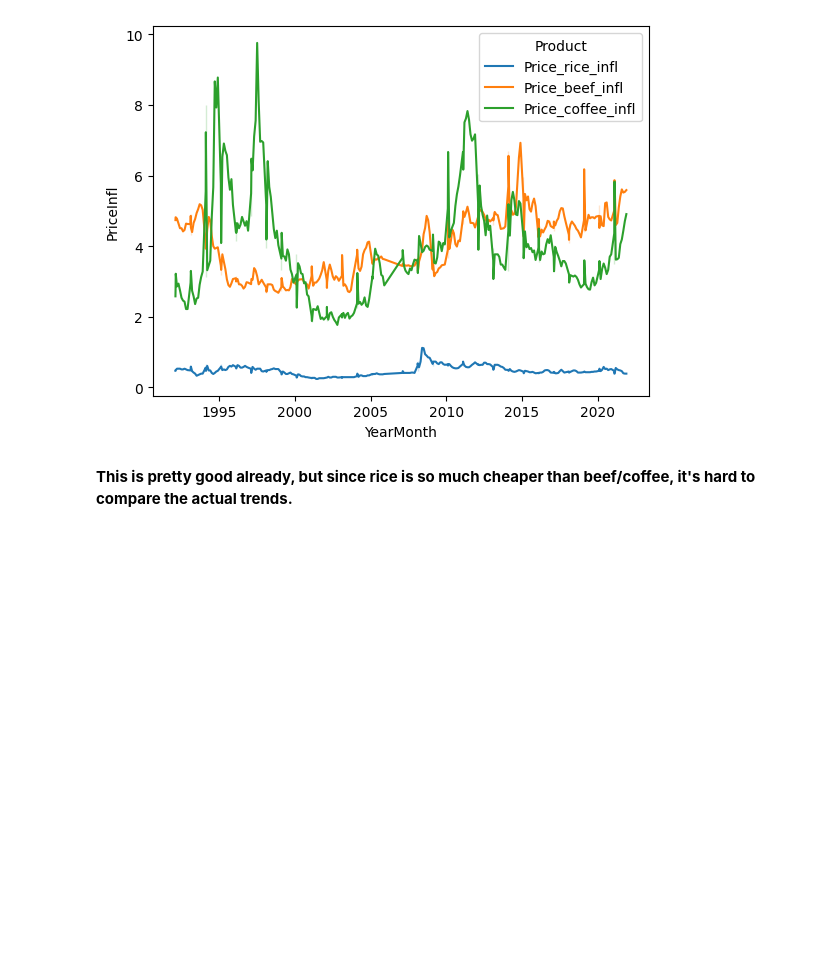
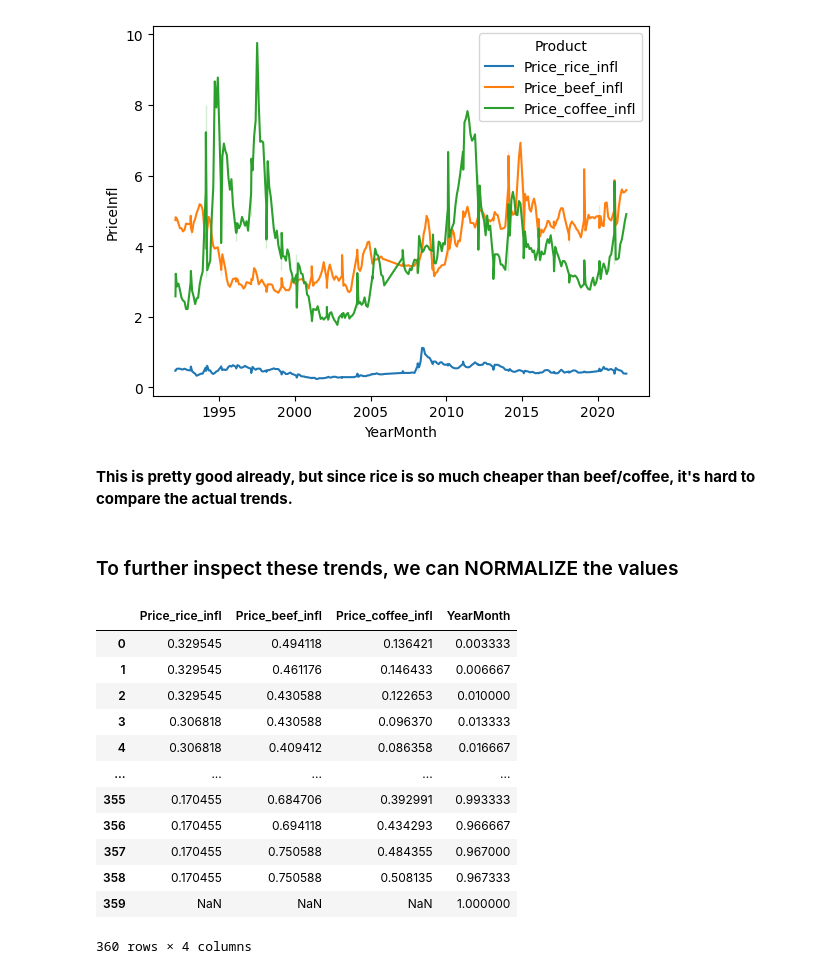
Before and after one commit to tuomasvaltanenLUAS/DataAnalytics2026, a Jupyter notebook: lecture9_data_plot_interpretation/ricebeefcoffee_revisited.ipynb, the cells around one changed output. Saved outputs shown, nothing was run; the diff lists cells and outputs as text; code cells hidden in the pictures; blank space fills up the shorter version.

```diff
--- a/lecture9_data_plot_interpretation/ricebeefcoffee_revisited.ipynb
+++ b/lecture9_data_plot_interpretation/ricebeefcoffee_revisited.ipynb
@@ -252,3 +252,5 @@ sns.lineplot(data=df_melt, x="YearMonth", y="PriceInfl", hue="Product")
 [figure]
 # %% [markdown]
 **This is pretty good already, but since rice is so much cheaper than beef/coffee, it's hard to compare the actual trends.**
+# %% [markdown]
+### To further inspect these trends, we can NORMALIZE the values
@@ -254,0 +268,16 @@ sns.lineplot(data=df_melt, x="YearMonth", y="PriceInfl", hue="Product")
+# %%
+normalized_df
+# %% [output]
+|  | Price_rice_infl | Price_beef_infl | Price_coffee_infl | YearMonth |
+| 0 | 0.329545 | 0.494118 | 0.136421 | 0.003333 |
+| 1 | 0.329545 | 0.461176 | 0.146433 | 0.006667 |
+| 2 | 0.329545 | 0.430588 | 0.122653 | 0.010000 |
+| 3 | 0.306818 | 0.430588 | 0.096370 | 0.013333 |
+| 4 | 0.306818 | 0.409412 | 0.086358 | 0.016667 |
+| ... | ... | ... | ... | ... |
+| 355 | 0.170455 | 0.684706 | 0.392991 | 0.993333 |
+| 356 | 0.170455 | 0.694118 | 0.434293 | 0.966667 |
+| 357 | 0.170455 | 0.750588 | 0.484355 | 0.967000 |
+| 358 | 0.170455 | 0.750588 | 0.508135 | 0.967333 |
+| 359 | NaN | NaN | NaN | 1.000000 |
+360 rows × 4 columns
```
Also changed, not shown: parts of 5 cells of this notebook.
